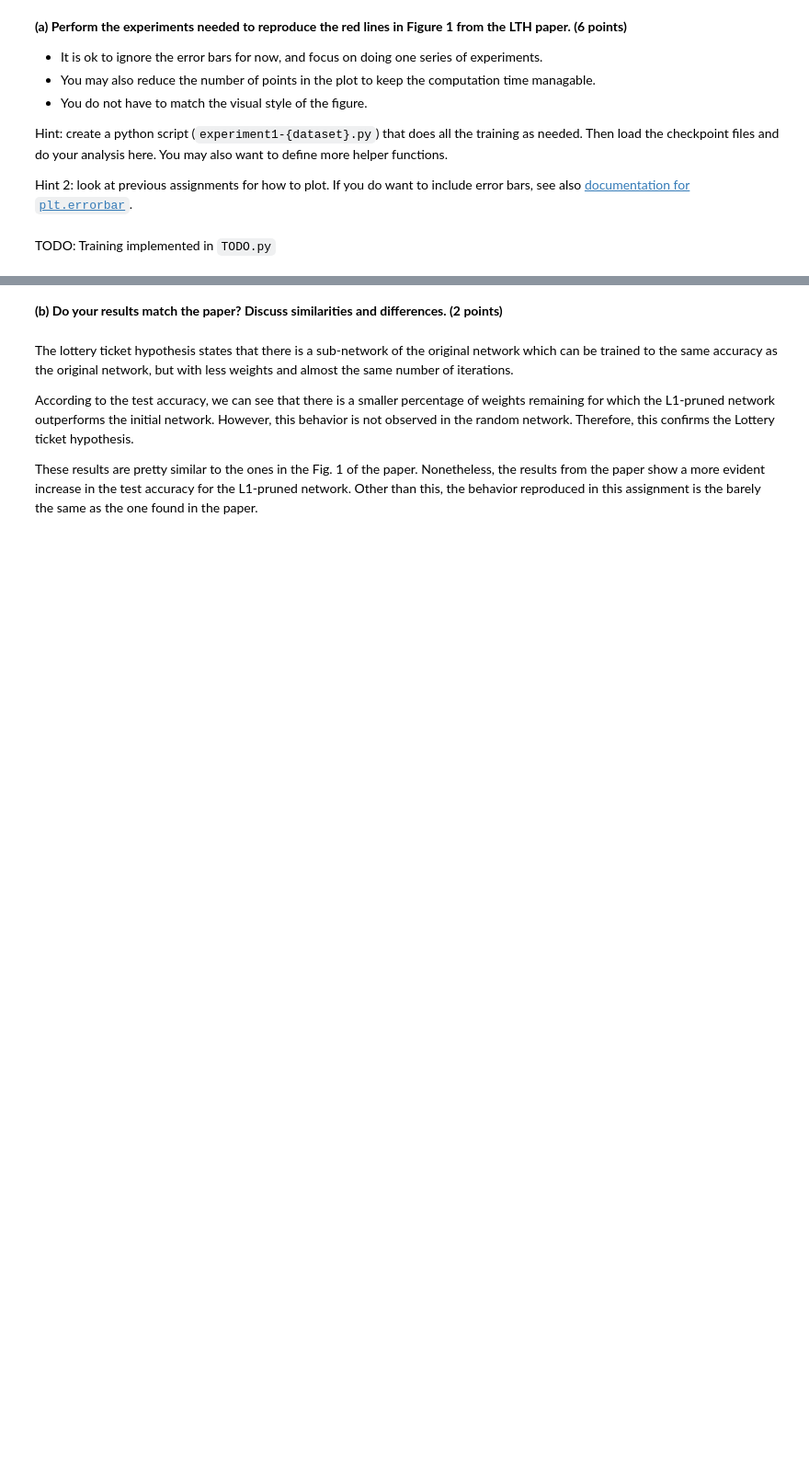
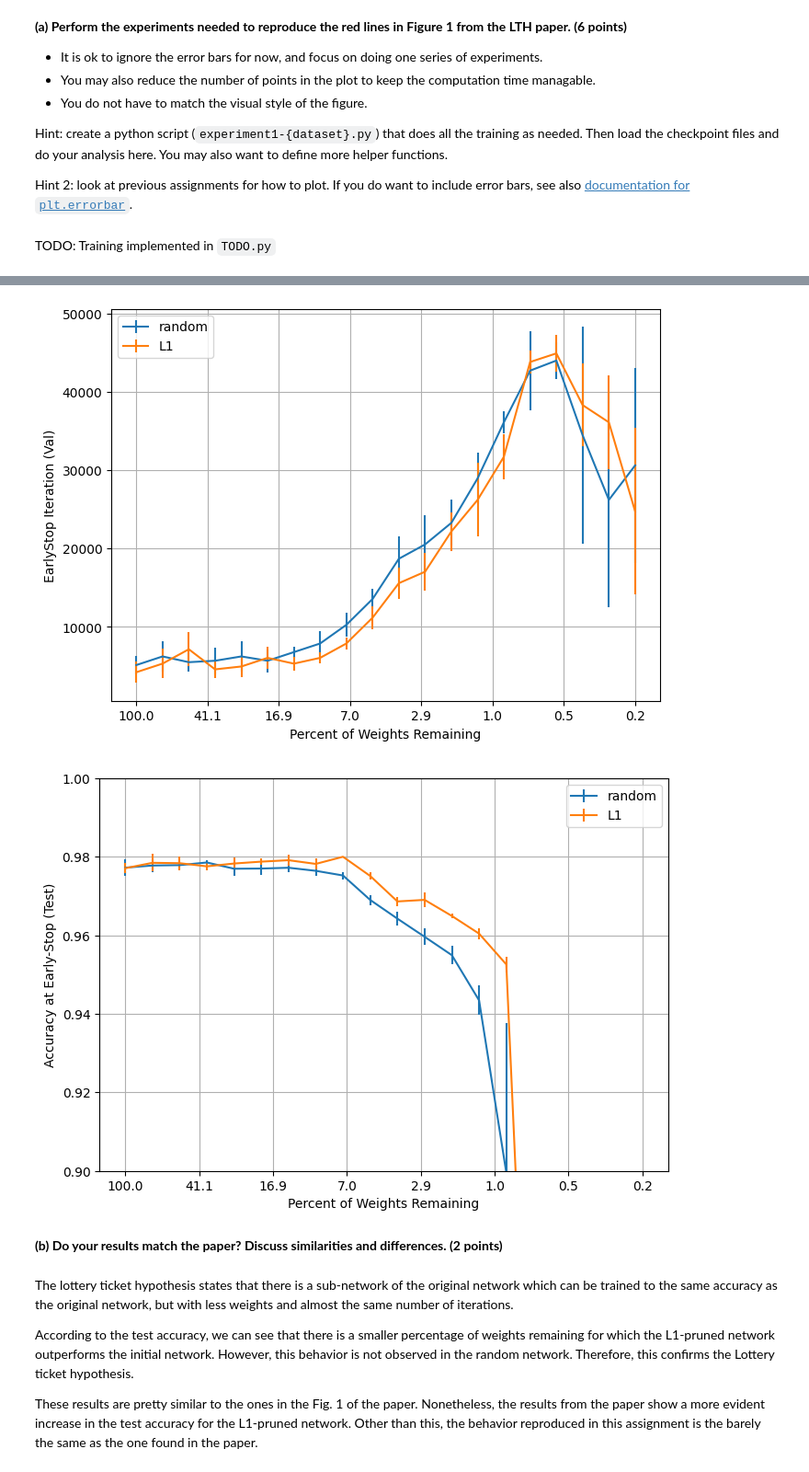
Before and after one commit to researcherofreality/DL_ass7, a Jupyter notebook: FINAL_dl-assignment-7.ipynb, the cells around one changed output, grey strips where cells are left out. Shown at 92% size. Drawn from its saved outputs; the diff is of its cells as text; code cells hidden in the pictures; blank space fills up the shorter version.

```diff
--- a/FINAL_dl-assignment-7.ipynb
+++ b/FINAL_dl-assignment-7.ipynb
@@ -475,7 +479,7 @@ early_stop_iterations_lenet_random, early_stop_iterations_lenet_random_avg, frac
 early_stop_testacc_lenet_random, early_stop_testacc_lenet_random_avg, fracs =  extract_observation(files,observables[3])
 
 
-plt.figure(figsize=(10, 6))
+plt.figure(figsize=(7, 5))
 x_positions = np.linspace(start=0, stop=len(x_tick_values) - 1, num=len(fracs))
 plt.xticks(ticks=np.linspace(0, len(x_tick_values) - 1, num=len(x_tick_values)), labels=[str(val) for val in x_tick_values])
 
@@ -490,7 +494,7 @@ plt.tight_layout()
 plt.show()
 
 
-plt.figure(figsize=(10, 6))
+plt.figure(figsize=(7, 5))
 x_tick_values = np.array([100, 41.1, 16.9, 7.0, 2.9, 1, 0.5, 0.2])
 x_positions = np.linspace(start=0, stop=len(x_tick_values) - 1, num=len(fracs))
 plt.xticks(ticks=np.linspace(0, len(x_tick_values) - 1, num=len(x_tick_values)), labels=[str(val) for val in x_tick_values])
@@ -511,3 +513,5 @@ plt.show()
+[figure, added]
+[figure, added]
 # %% [markdown]
 **(b) Do your results match the paper? Discuss similarities and differences.<span style="float:right"> (2 points)</span>**
 # %% [markdown]
```
Also changed, not shown: parts of 5 cells of this notebook, 4 other files.
